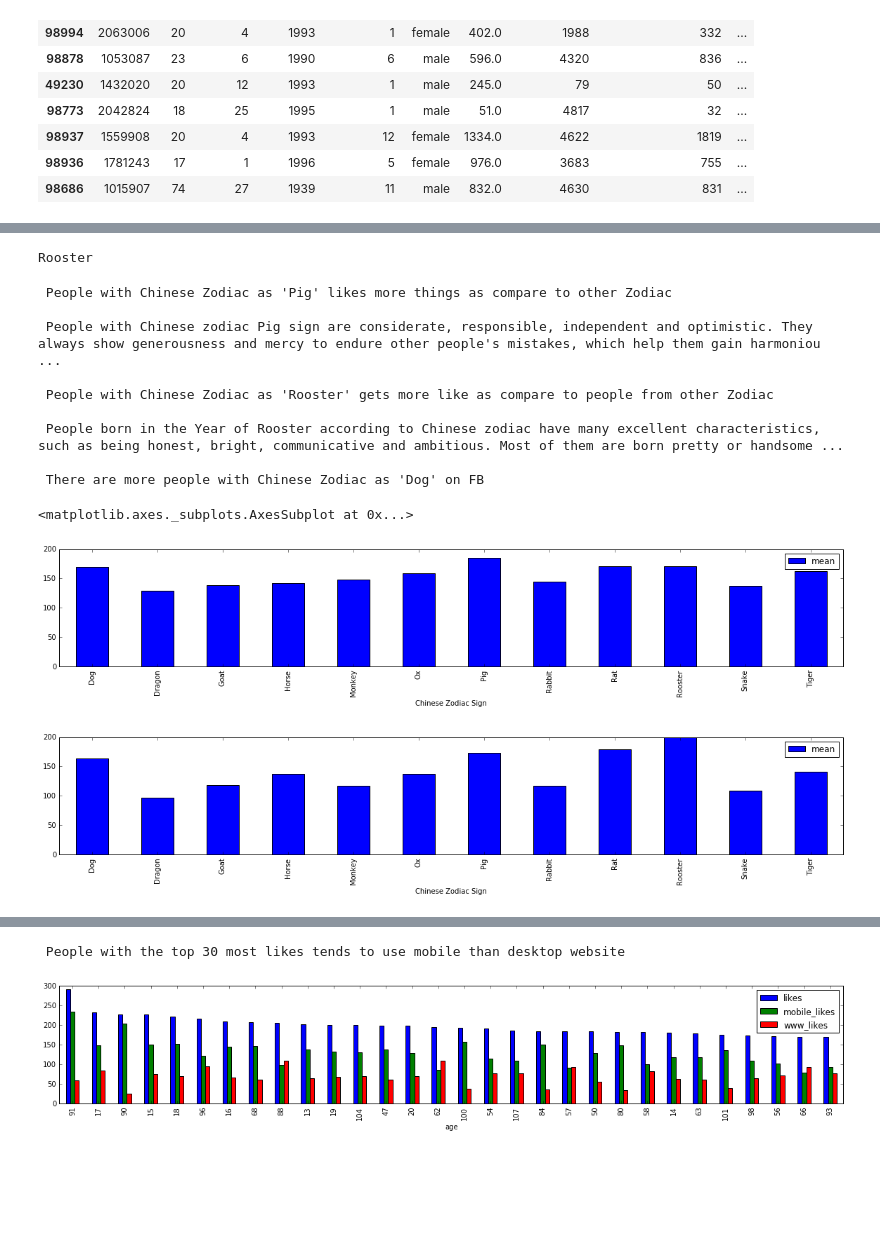
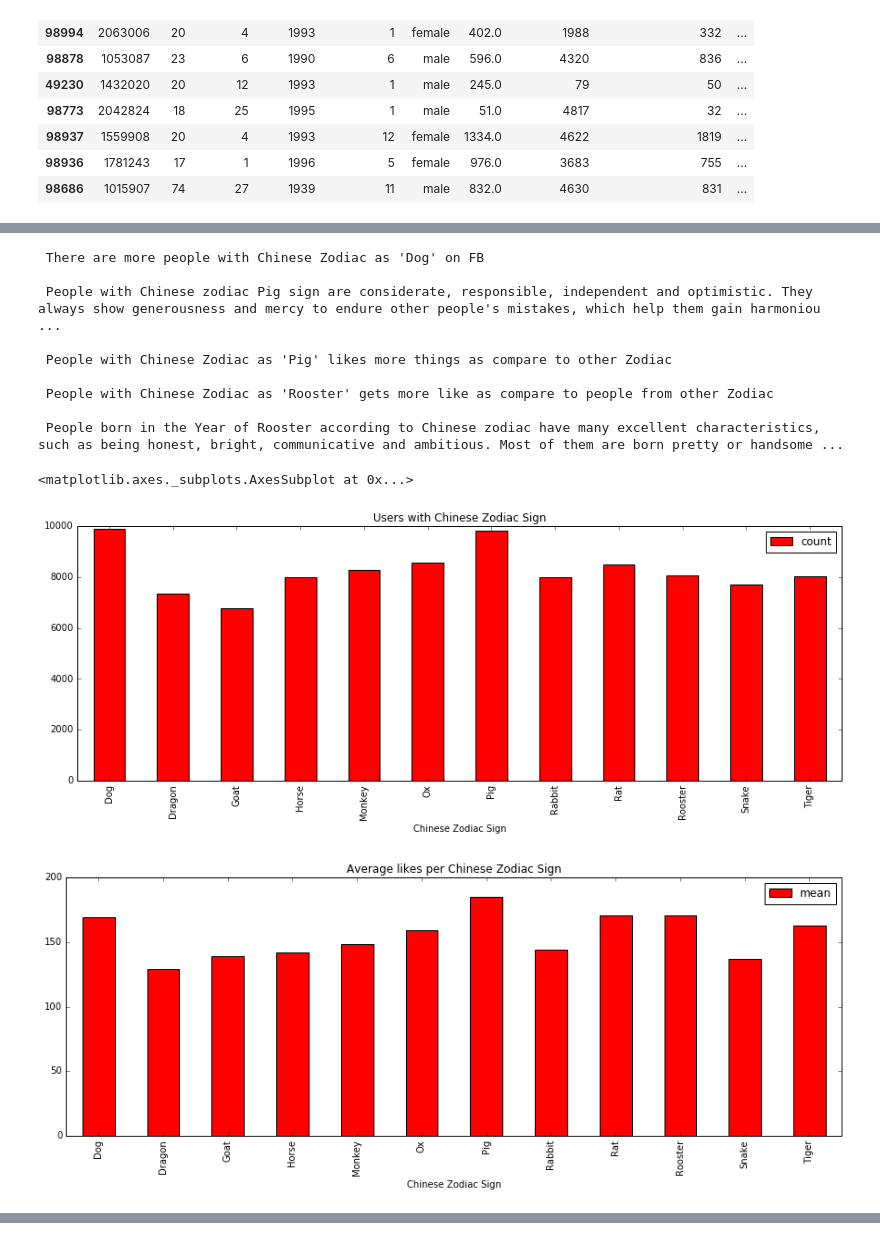
Before and after one commit to jainsrbh/fbproject, a Jupyter notebook: fbusers.ipynb, the cells around one changed output, grey strips where cells are left out. Saved outputs shown, nothing was run; the diff lists cells and outputs as text; code cells hidden in the pictures; blank space fills up the shorter version.

```diff
--- a/fbusers.ipynb
+++ b/fbusers.ipynb
@@ -94,0 +117,16 @@ inactive_age_count['userid'].plot(title="Inactive users agewise",xticks=range(0,
+# %%
+"""Active accounts"""
+plt.rcParams["figure.figsize"] = (15,5)
+active_acc=fbdata[(fbdata.friend_count>0) & (fbdata.friendships_initiated>0)]
+active_acc.head(5)
+
+active_count = active_acc.userid.count()
+print("Total number of active accounts  "+str(active_count))
+
+active_perc = 100* float(active_count)/ float(fbdata.userid.count())
+print("Percentage ratio of inactive accounts "+str(active_perc))
+
+"""Active users agewise."""
+print("Active users agewise")
+aggregated = active_acc.groupby(['age']).userid.agg(['count'])
+aggregated.plot(title="Users agewise",xticks=range(0,110,10))
@@ -95,6 +139,7 @@ inactive_age_count['userid'].plot(title="Inactive users agewise",xticks=range(0,
 # %%
-#Male to Female ratio of inactive users
-mf_ratio = inactive_acc.groupby(['gender']).userid.agg(['count'])
-mf_ratio.plot.pie(subplots=True,autopct='%.2f',title="Inactive user's account ratio in terms of gender",colors=['m','b'])
+#Male to Female ratio of active users
+plt.rcParams["figure.figsize"] = (10,5)
+mf_ratio = active_acc.groupby(['gender']).userid.agg(['count'])
+mf_ratio.plot.pie(subplots=True,autopct='%.2f',title="Active user's account ratio in terms of gender",colors=['m','b'])
 # %% [output]
 array([<matplotlib.axes._subplots.AxesSubplot object at 0x...>], dtype=object)
@@ -151,11 +162,15 @@ Top ten users whose posts are most liked
 | 98686 | 1015907 | 74 | 27 | 1939 | 11 | male | 832.0 | 4630 | 831 | ... |
 # %%
 #Average likes recieved based on age
+plt.rcParams["figure.figsize"] = (15,5)
 age_mean = fbdata.groupby(['age']).agg(['mean'])
 print("1. FB users aged below 20 receive more likes than they like things")
 print("2. FB users aged byeond 20 and below 90 likes more things as compare to likes received by them")
 print("3. Posts by FB users aged below 20 and aged above 90 are more liked as compare to posts by users in other agre groups")
+print("Across ages people access FB mobile app more than the online site ")
 age_mean[['likes_received','likes']].plot(title="Likes Vs Likes Received Agewise",xticks=range(0,110,10),color=['r','y'])
+age_mean[['likes','mobile_likes','www_likes']].plot(title="Total likes vs Mobile likes vs WWW likes",xticks=range(0,110,10),color=['r','y','b'])
+age_mean[['likes_received','mobile_likes_received','www_likes_received']].plot(title="Total likes received vs Mobile likes received vs WWW likes received",xticks=range(0,110,10),color=['r','y','b'])
 # %% [output]
 1. FB users aged below 20 receive more likes than they like things
 2. FB users aged byeond 20 and below 90 likes more things as compare to likes received by them
@@ -311,32 +324,33 @@ def chineseZodiacSign(yearOfBirth):
     elif (remainder == 3):
         chi_zodiac_sign = "Pig"
     return chi_zodiac_sign
-print (chineseZodiacSign(1981))
+#print (chineseZodiacSign(1981))
-# %% [output]
-Rooster
 # %%
 fbdata['Chinese Zodiac Sign'] = fbdata[['dob_year']].apply(lambda x: chineseZodiacSign(x['dob_year']), axis=1)
 # %%
 chisign_sum = fbdata.groupby(['Chinese Zodiac Sign']).agg(['mean','count'])
-print("\n People with Chinese Zodiac as 'Pig' likes more things as compare to other Zodiac")
+
+
+print("\n There are more people with Chinese Zodiac as 'Dog' on FB")
+chisign_sum['userid'][['count']].plot(kind='bar',title="Users with Chinese Zodiac Sign",color='r')
 
 print("\n People with Chinese zodiac Pig sign are considerate, responsible, independent and optimistic. They always show generousness and mercy to endure other people's mistakes, which help them gain harmonious interpersonal relationships. However, sometimes they will behave lazy and lack actions. In addition, pure hearts would let them be cheated easily in daily life.Strengths Warm-hearted, good-tempered, loyal, honest, gentle Weaknesses Naive, gullible, sluggish, short-tempered")
-chisign_sum['likes'][['mean']].plot(kind='bar')
+print("\n People with Chinese Zodiac as 'Pig' likes more things as compare to other Zodiac")
+chisign_sum['likes'][['mean']].plot(kind='bar',title="Average likes per Chinese Zodiac Sign",color='r')
+
 print("\n People with Chinese Zodiac as 'Rooster' gets more like as compare to people from other Zodiac")
 print("\n People born in the Year of Rooster according to Chinese zodiac have many excellent characteristics, such as being honest, bright, communicative and ambitious. Most of them are born pretty or handsome, and prefer to dress up. In daily life, they seldom rely on others. However, they might be enthusiastic about something quickly, but soon be impassive. Thus, they need to have enough faiths and patience to insist on one thing.")
-chisign_sum['likes_received'][['mean']].plot(kind='bar')
-print("\n There are more people with Chinese Zodiac as 'Dog' on FB")
-chisign_sum['userid'][['count']].plot(kind='bar')
+chisign_sum['likes_received'][['mean']].plot(kind='bar',title="Average likes received per Chinese Zodiac Sign",color='r')
 # %% [output]
- People with Chinese Zodiac as 'Pig' likes more things as compare to other Zodiac
+ There are more people with Chinese Zodiac as 'Dog' on FB
 
  People with Chinese zodiac Pig sign are considerate, responsible, independent and optimistic. They always show generousness and mercy to endure other people's mistakes, which help them gain harmoniou ...
+
+ People with Chinese Zodiac as 'Pig' likes more things as compare to other Zodiac
 
  People with Chinese Zodiac as 'Rooster' gets more like as compare to people from other Zodiac
 
  People born in the Year of Rooster according to Chinese zodiac have many excellent characteristics, such as being honest, bright, communicative and ambitious. Most of them are born pretty or handsome ...
-
- There are more people with Chinese Zodiac as 'Dog' on FB
 <matplotlib.axes._subplots.AxesSubplot at 0x...>
-[figure, old version]
+[figure, new version]
-[figure, old version]
+[figure, new version]
@@ -344,7 +357,0 @@ chisign_sum['userid'][['count']].plot(kind='bar')
-# %%
-fb_age_mean_like_sorted_top30 = fbdata.groupby("age").mean().sort_values(['likes'], ascending = False).head(30)
-fb_age_mean_like_sorted_top30[['likes','mobile_likes','www_likes']].plot(kind='bar')
-print("\n People with the top 30 most likes tends to use mobile than desktop website")
-# %% [output]
- People with the top 30 most likes tends to use mobile than desktop website
-[figure, removed]
```
Also changed, not shown: parts of 21 cells of this notebook.
